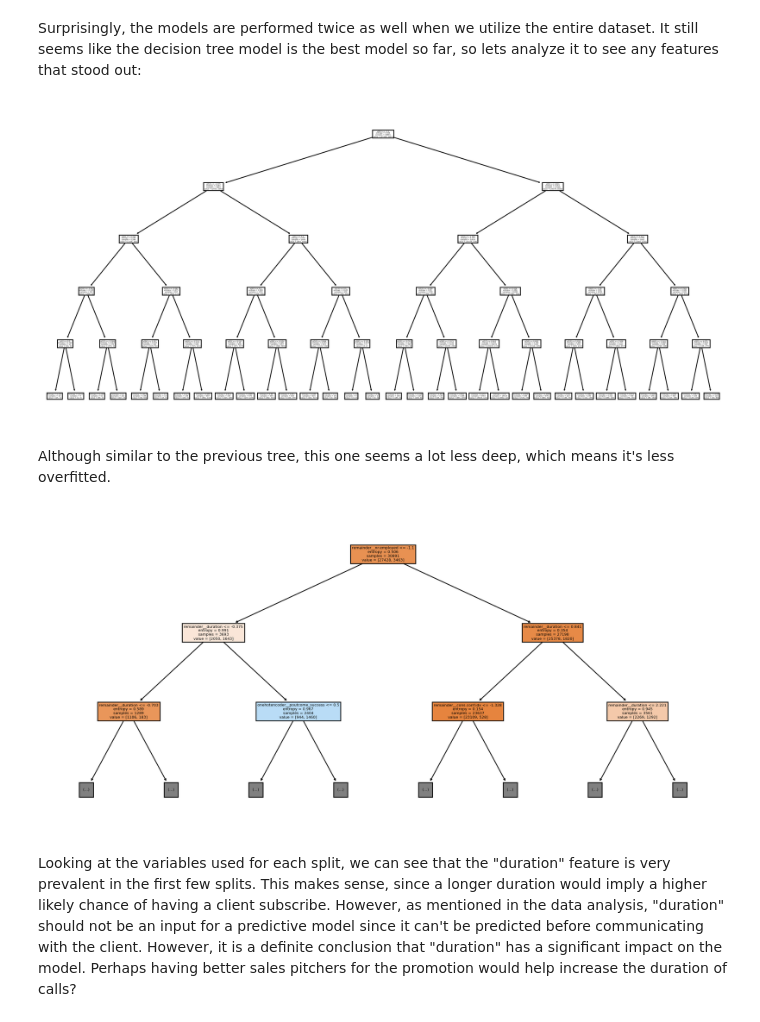
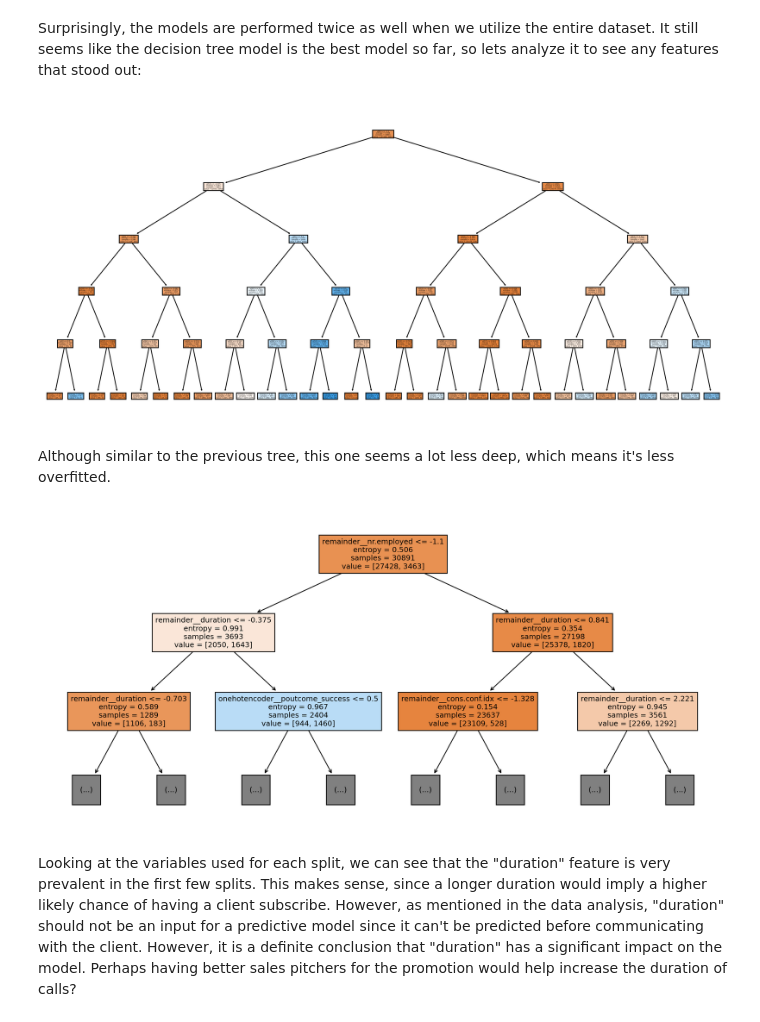
Before and after one commit to DKW2/Banking-Marketing-Analysis, a Jupyter notebook: banking-marketing-analysis.ipynb, the cells around one changed output. Drawn from its saved outputs; the diff is of its cells as text; code cells hidden in the pictures.

```diff
--- a/banking-marketing-analysis.ipynb
+++ b/banking-marketing-analysis.ipynb
@@ -711,16 +711,16 @@ Surprisingly, the models are performed twice as well when we utilize the entire
 best_all_tree_estimator = all_tree_gridresults[-1].best_estimator_.named_steps["classifier"]
 # %%
 plt.figure( figsize=(15, 7), dpi=200 )
-all_tree = plot_tree( best_all_tree_estimator )
+all_tree = plot_tree( best_all_tree_estimator, filled = True )
 # %% [output]
-[figure, old version]
+[figure, new version]
 # %% [markdown]
 Although similar to the previous tree, this one seems a lot less deep, which means it's less overfitted.
 # %%
 plt.figure( figsize=(15, 7), dpi=200 )
-all_tree = plot_tree( best_all_tree_estimator, max_depth = 2, filled = True, feature_names = list( all_tree_gridresults[-1].best_estimator_.named_steps["transform"].get_feature_names_out() ) )
+all_tree = plot_tree( best_all_tree_estimator, fontsize = 9, max_depth = 2, filled = True, feature_names = list( all_tree_gridresults[-1].best_estimator_.named_steps["transform"].get_feature_names_out() ) )
 # %% [output]
-[figure, old version]
+[figure, new version]
 # %% [markdown]
 Looking at the variables used for each split, we can see that the "duration" feature is very prevalent in the first few splits. This makes sense, since a longer duration would imply a higher likely chance of having a client subscribe. However, as mentioned in the data analysis, "duration" should not be an input for a predictive model since it can't be predicted before communicating with the client. However, it is a definite conclusion that "duration" has a significant impact on the model. Perhaps having better sales pitchers for the promotion would help increase the duration of calls?
 # %% [markdown]
```
Also changed, not shown: parts of 1 cell of this notebook.
